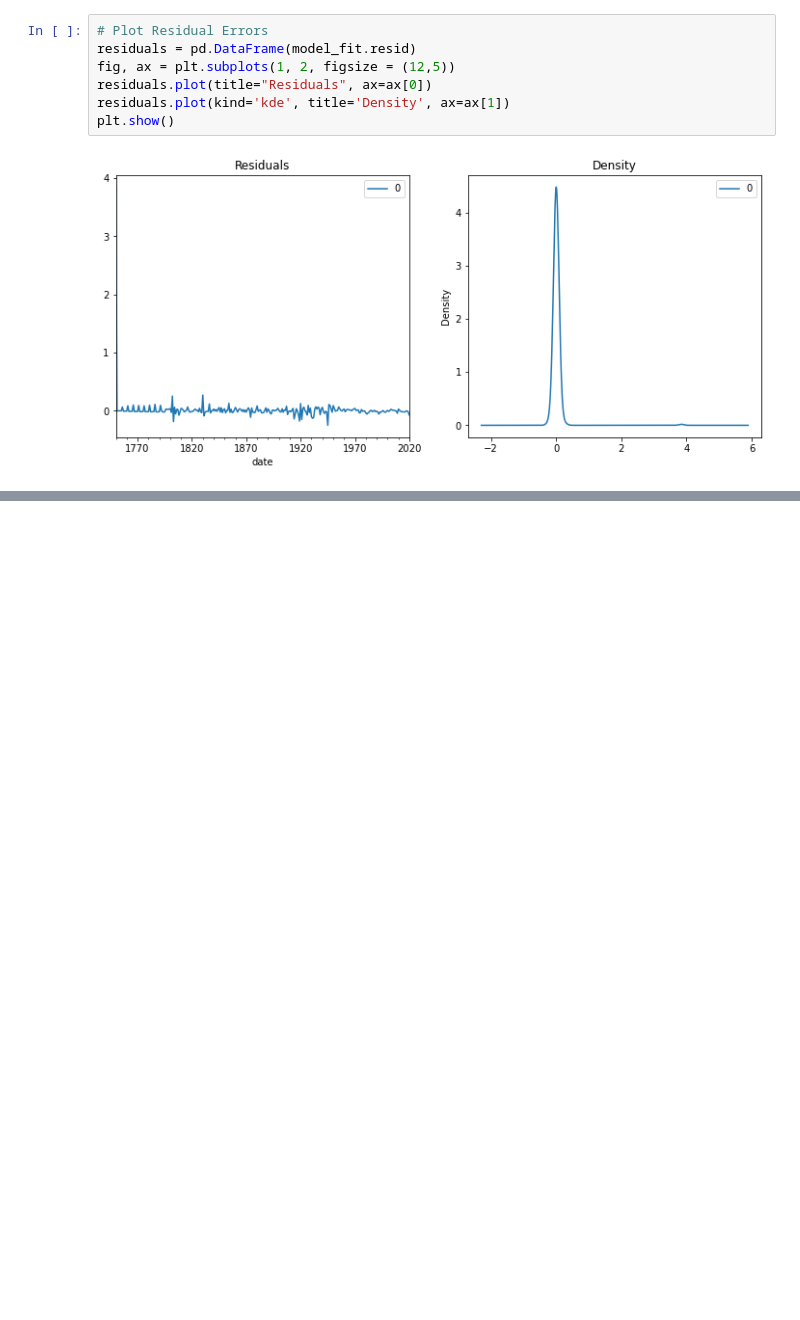
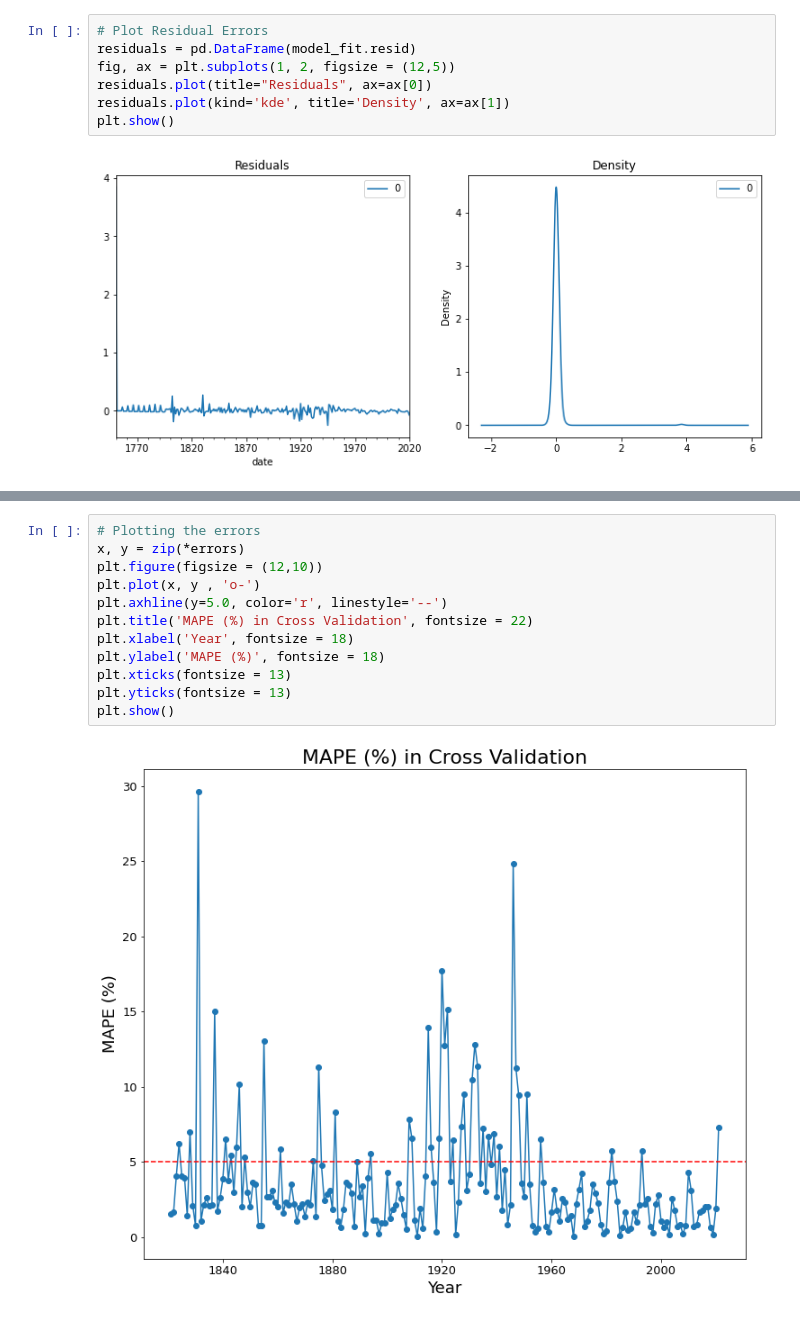
Before and after one commit to cristian-castro-a/World_CO2_Emissions_Forecasting, a Jupyter notebook: World CO2 Forecasting - Cristian Castro.ipynb, the cells around one changed output, grey strips where cells are left out. Drawn from its saved outputs; the diff is of its cells as text; blank space fills up the shorter version.

```diff
--- a/World CO2 Forecasting - Cristian Castro.ipynb
+++ b/World CO2 Forecasting - Cristian Castro.ipynb
@@ -343,0 +380,14 @@ plt.show()
+# %%
+# Plotting the errors
+x, y = zip(*errors)
+plt.figure(figsize = (12,10))
+plt.plot(x, y , 'o-')
+plt.axhline(y=5.0, color='r', linestyle='--')
+plt.title('MAPE (%) in Cross Validation', fontsize = 22)
+plt.xlabel('Year', fontsize = 18)
+plt.ylabel('MAPE (%)', fontsize = 18)
+plt.xticks(fontsize = 13)
+plt.yticks(fontsize = 13)
+plt.show()
+# %% [output]
+[figure, added]
```
Also changed, not shown: parts of 31 cells of this notebook, 1 other file.
